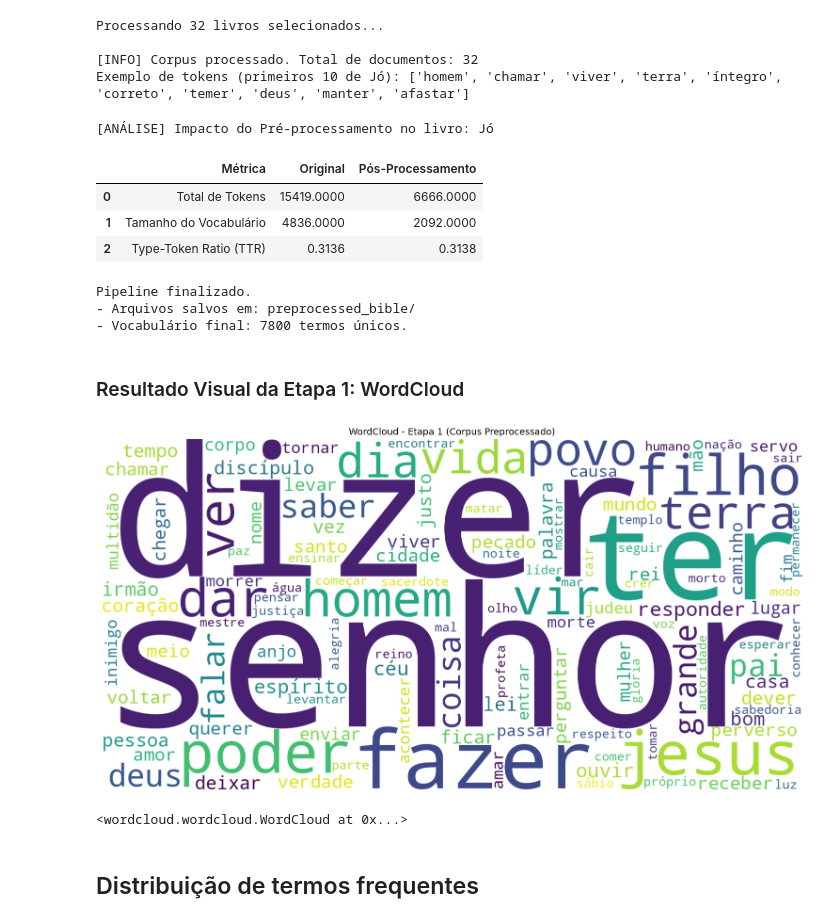
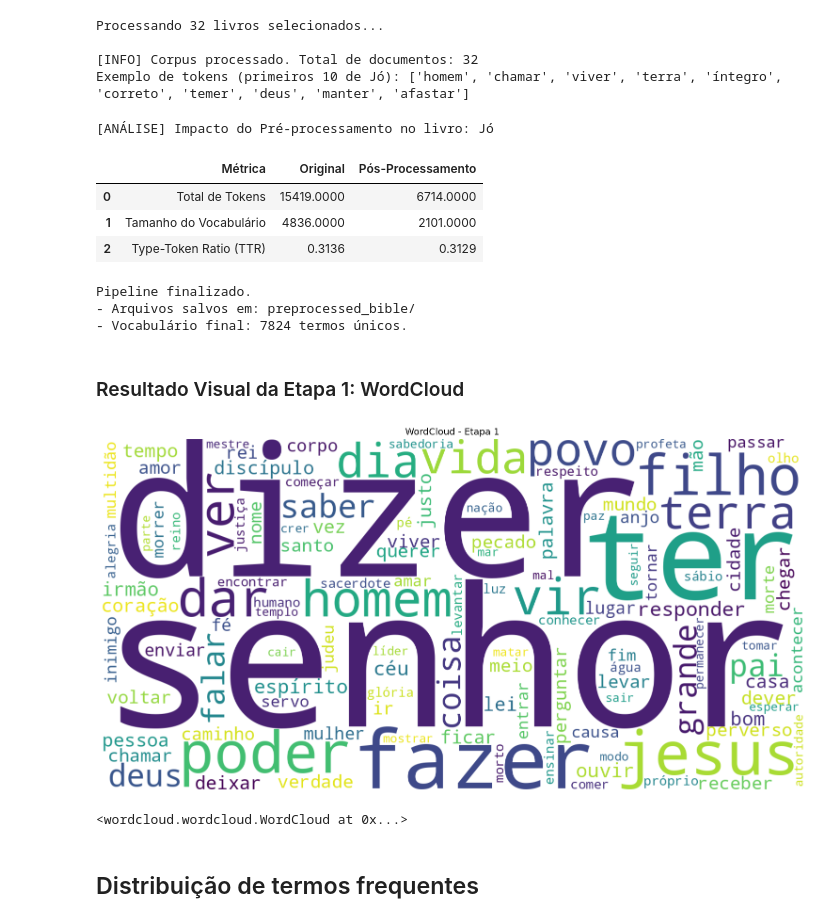
Before and after one commit to gabriel-q7/NLP-bible-exercise, a Jupyter notebook: trabalho.ipynb, the cells around one changed output. Saved outputs shown, nothing was run; the diff lists cells and outputs as text; code cells hidden in the pictures.

```diff
--- a/trabalho.ipynb
+++ b/trabalho.ipynb
@@ -311,6 +311,13 @@ class BiblePreprocessor:
         self.stop_words = base_stopwords
 
         self.stemmer = RSLPStemmer()  # Para comparacao academica
+
+        # Dicionário de correções de lemmatização para termos religiosos
+        # O modelo spaCy comete erros em alguns termos bíblicos específicos
+        self.lemma_corrections = {
+            'cristar': 'cristo',  # spaCy erroneamente lemmatiza "cristo" como "cristar"
+            'agrar': 'agradar'
+        }
 
     def clean_text(self, text: str) -> str:
         """Limpeza inicial: remocao de ruidos basicos."""
@@ -334,7 +341,11 @@ class BiblePreprocessor:
             if token.pos_ in ['NOUN', 'VERB', 'ADJ']:
                 # Lematizacao para reduzir dimensionalidade sem perder semantica
                 lemma = token.lemma_
-                if lemma not in self.stop_words and len(lemma) > 2:
+
+                # Aplicar correções customizadas de lemmatização
+                lemma = self.lemma_corrections.get(lemma, lemma)
+
+                if lemma not in self.stop_words and len(lemma) >= 2:
                     tokens_limpos.append(lemma)
 
         return tokens_limpos
@@ -370,7 +381,7 @@ Processando 32 livros selecionados...
 [INFO] Corpus processado. Total de documentos: 32
 Exemplo de tokens (primeiros 10 de Jó): ['homem', 'chamar', 'viver', 'terra', 'íntegro', 'correto', 'temer', 'deus', 'manter', 'afastar']
 # %%
-# 3. Análise Quantitativa e Métricas de Impacto
+# Análise Quantitativa e Métricas de Impacto
 
 def calculate_metrics(tokens_list: List[str]) -> Dict[str, Any]:
     """Calcula métricas básicas de NLP para análise de densidade lexical."""
@@ -432,12 +443,12 @@ print(f"- Vocabulário final: {len(vocabulario)} termos únicos.")
 # %% [output]
 [ANÁLISE] Impacto do Pré-processamento no livro: Jó
 |  | Métrica | Original | Pós-Processamento |
-| 0 | Total de Tokens | 15419.0000 | 6666.0000 |
-| 1 | Tamanho do Vocabulário | 4836.0000 | 2092.0000 |
-| 2 | Type-Token Ratio (TTR) | 0.3136 | 0.3138 |
+| 0 | Total de Tokens | 15419.0000 | 6714.0000 |
+| 1 | Tamanho do Vocabulário | 4836.0000 | 2101.0000 |
+| 2 | Type-Token Ratio (TTR) | 0.3136 | 0.3129 |
 Pipeline finalizado.
 - Arquivos salvos em: preprocessed_bible/
-- Vocabulário final: 7800 termos únicos.
+- Vocabulário final: 7824 termos únicos.
 # %% [markdown]
 ### Resultado Visual da Etapa 1: WordCloud
 # %%
@@ -452,35 +463,35 @@ if not all_tokens_flat:
 
 # Frequências a partir do corpus já preprocessado
 frequencias = Counter(all_tokens_flat)
 
 # Geração da WordCloud
 wc = WordCloud(
     width=1400,
     height=700,
     background_color="white",
     max_words=120,
     collocations=False,
     random_state=42
 ).generate_from_frequencies(frequencias)
 
 # Exibição
 plt.figure(figsize=(16, 8))
 plt.imshow(wc, interpolation="bilinear")
 plt.axis("off")
 plt.title(
-    f"WordCloud - Etapa 1 (Corpus Preprocessado)",
+    f"WordCloud - Etapa 1",
     fontsize=14
 )
 plt.tight_layout()
 plt.show()
 
 # Persistência em arquivo
 output_dir = Path("preprocessed_bible")
 output_dir.mkdir(exist_ok=True)
 output_file = output_dir / "wordcloud_etapa1.png"
 wc.to_file(str(output_file))
 # %% [output]
-[figure, old version]
+[figure, new version]
 <wordcloud.wordcloud.WordCloud at 0x...>
 # %% [markdown]
 ## Distribuição de termos frequentes
```
Also changed, not shown: parts of 9 cells of this notebook, 1 other file.
